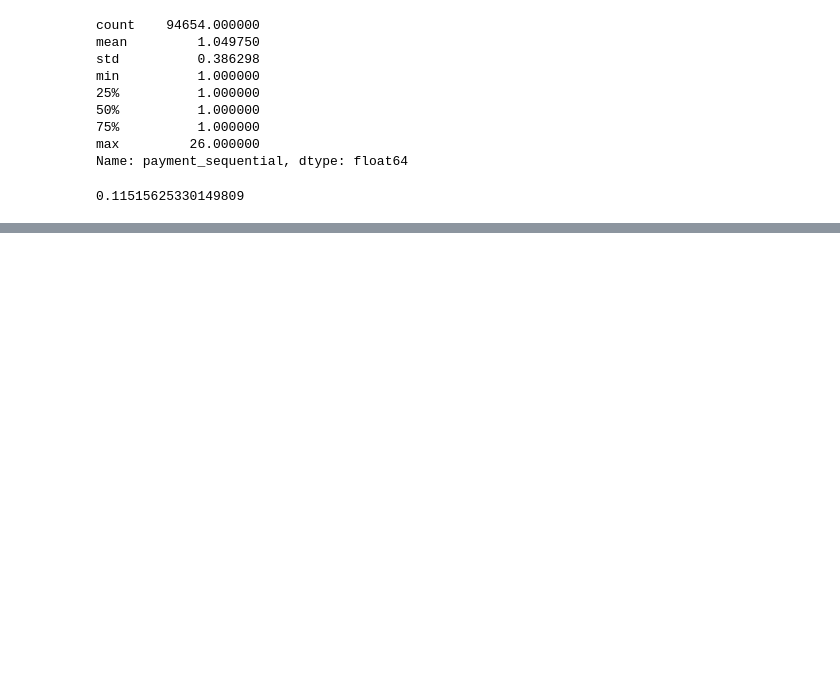
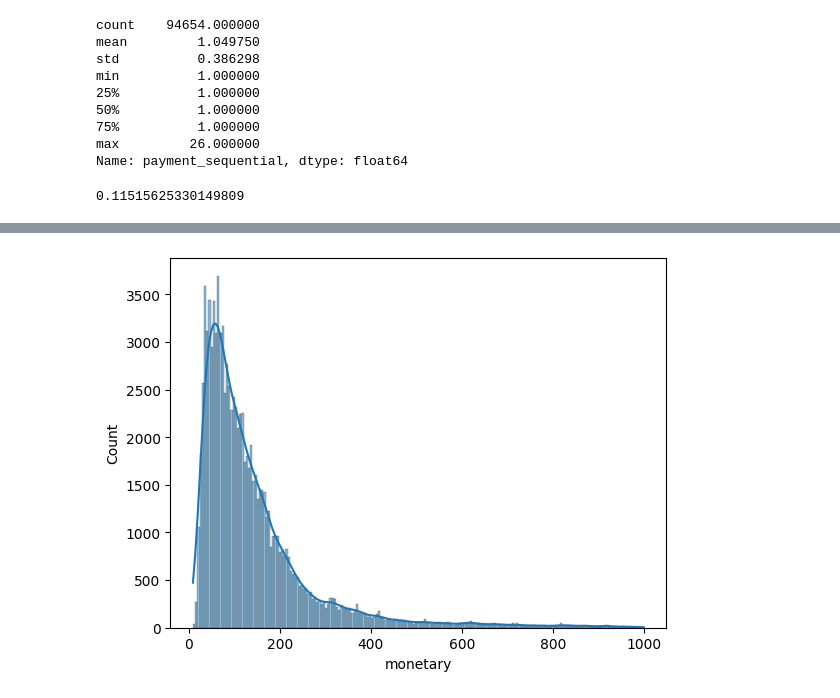
Before and after one commit to Cyr-dcx/Olist_clustering, a Jupyter notebook: notebooks/exploration.ipynb, the cells around one changed output, grey strips where cells are left out. Cells and saved outputs as stored; diff of their text form; code cells hidden in the pictures; blank space fills up the shorter version.

```diff
--- a/notebooks/exploration.ipynb
+++ b/notebooks/exploration.ipynb
@@ -277,0 +391,4 @@ sns.histplot(data=orders_sequencement, x="payment_sequential", kde=True);
+# %%
+sns.histplot(data=customers_rfm, x="monetary", kde=True);
+# %% [output]
+[figure, added]
```
Also changed, not shown: parts of 34 cells of this notebook.
